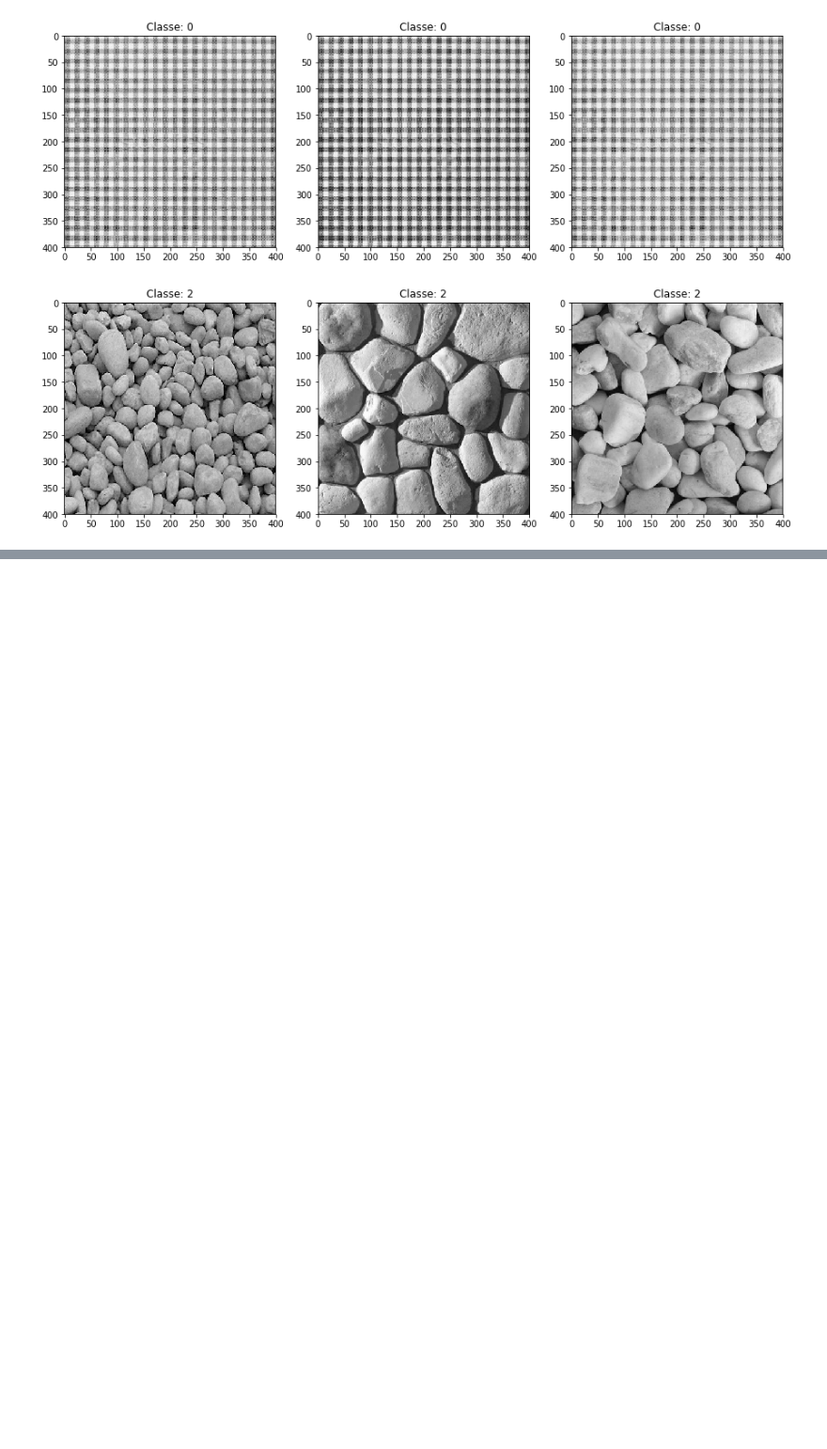
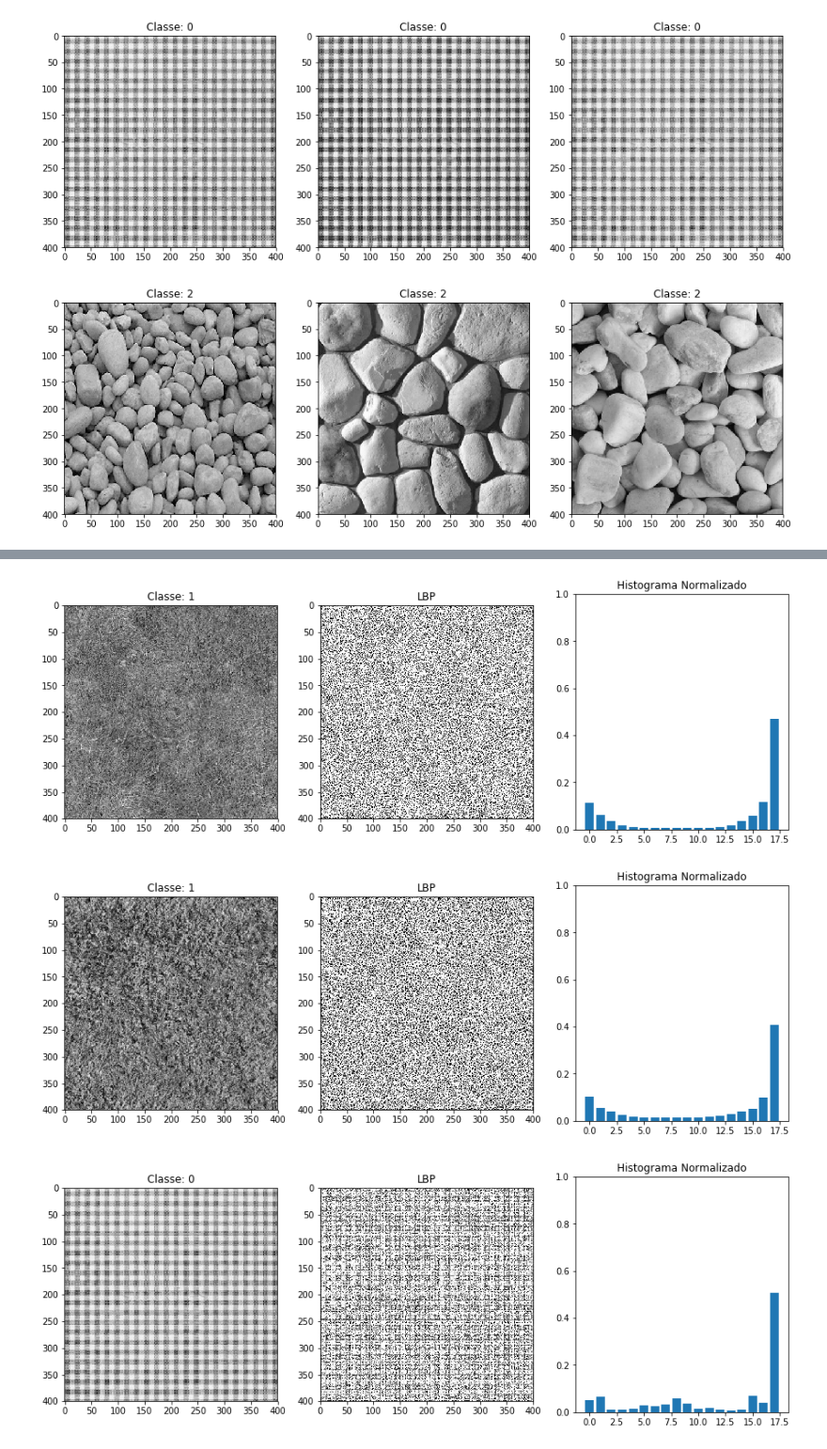
Before and after one commit to felipecdo/visao, a Jupyter notebook: t3/notebook/OriginalImages.ipynb, the cells around one changed output, grey strips where cells are left out. Shown at 94% size. Cells and saved outputs as stored; diff of their text form; code cells hidden in the pictures; blank space fills up the shorter version.

```diff
--- a/t3/notebook/OriginalImages.ipynb
+++ b/t3/notebook/OriginalImages.ipynb
@@ -145,7 +188,0 @@ Validation
-# %%
-lbp_results = []
-for training_item in training_set:
-    image = training_item.read_image()
-    lbp_result = calculate_lbp(image, training_item.image_class)
-    lbp_results.append(lbp_result)
-    lbp_result.plot()
@@ -158,0 +189,8 @@ for training_item in training_set:
+# %%
+lbp_results = calculate_images_lbp(training_set)
+for lbp_result in lbp_results:
+    lbp_result.plot()
+# %% [output]
+[figure, added]
+[figure, added]
+[figure, added]
```
Also changed, not shown: parts of 8 cells of this notebook.
